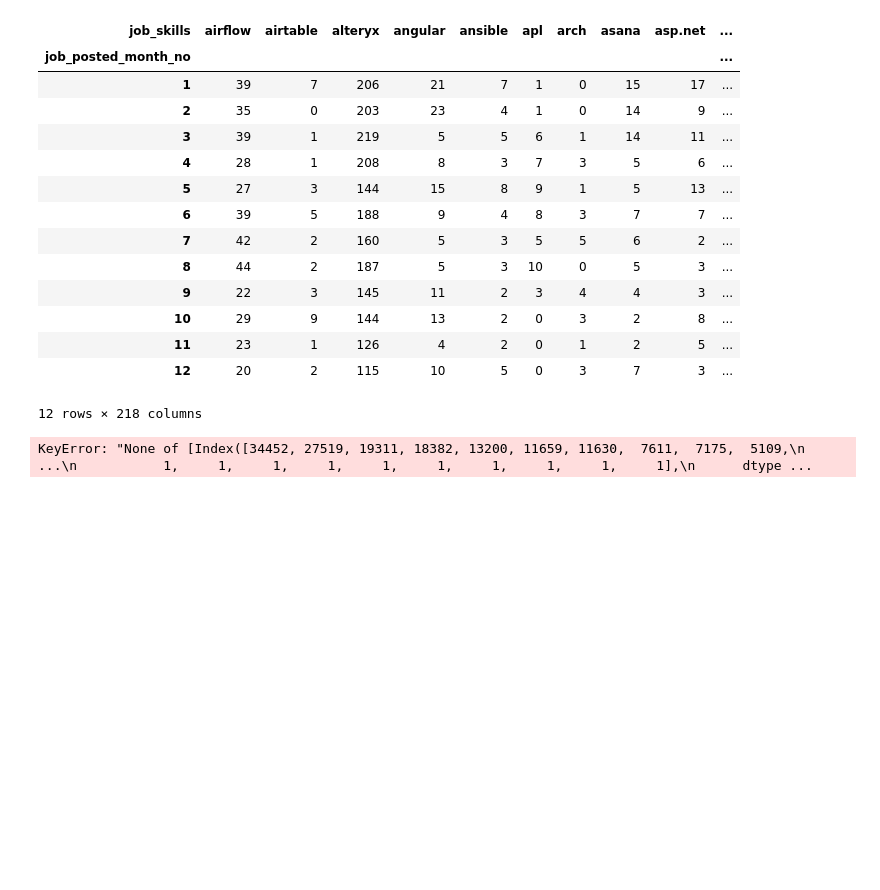
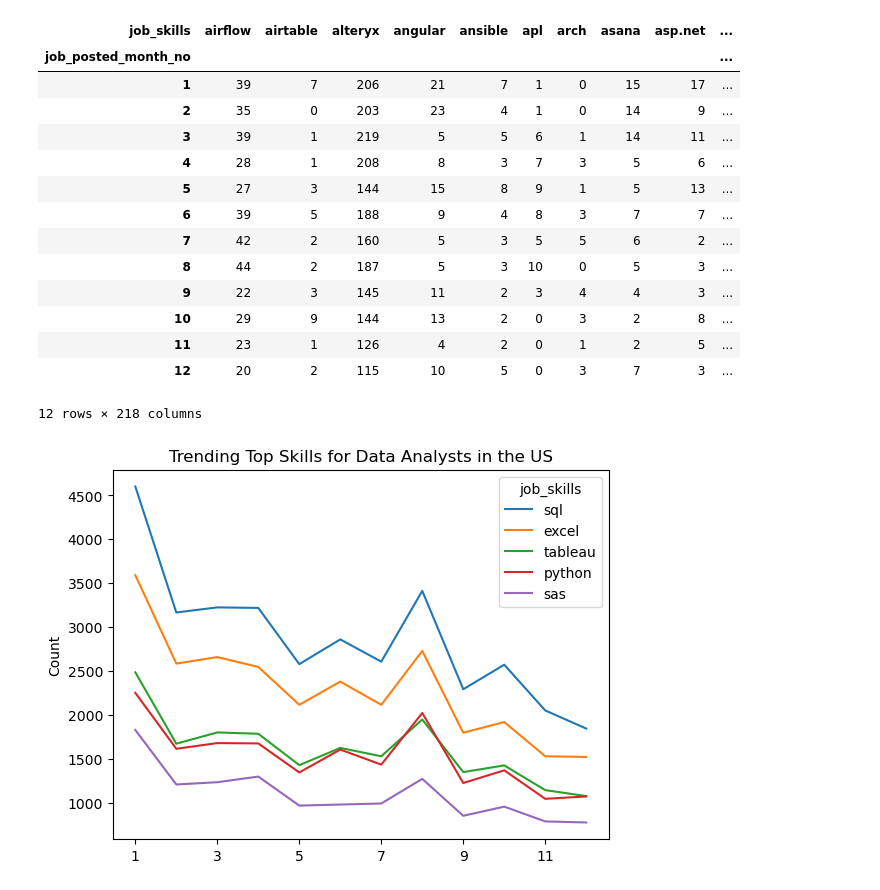
Before and after one commit to Callistah/Python_Data_Project, a Jupyter notebook: 3_Project/3_Skills_Trend.ipynb, the cells around one changed output. Saved outputs shown, nothing was run; the diff lists cells and outputs as text; code cells hidden in the pictures; blank space fills up the shorter version.

Commit message:
Optimal Skills

```diff
--- a/3_Project/3_Skills_Trend.ipynb
+++ b/3_Project/3_Skills_Trend.ipynb
@@ -48,9 +48,15 @@ df_DA_US_pivot
 # sorts by count
 df_DA_US_pivot.loc['Total'] = df_DA_US_pivot.sum() #add row of totals
 df_DA_US_pivot = df_DA_US_pivot[df_DA_US_pivot.loc['Total'].sort_values(ascending=False).index]
-print(df_DA_US_pivot[df_DA_US_pivot.loc['Total'].sort_values(ascending=False).index])
-
+#sort on row level : column with larger TOTAL left
 df_DA_US_pivot = df_DA_US_pivot.drop('Total')
-print(df_DA_US_pivot)
-# %% [output]
-KeyError: "None of [Index([34452, 27519, 19311, 18382, 13200, 11659, 11630,  7611,  7175,  5109,\n       ...\n           1,     1,     1,     1,     1,     1,     1,     1,     1,     1],\n      dtype ...
+# %%
+
+df_DA_US_pivot.iloc[:, :5].plot(kind='line')
+
+plt.title('Trending Top Skills for Data Analysts in the US')
+plt.ylabel('Count')
+plt.xlabel('')
+plt.show()
+# %% [output]
+[figure, added]
```
Also changed, not shown: parts of 2 cells of this notebook, 8 other files.
